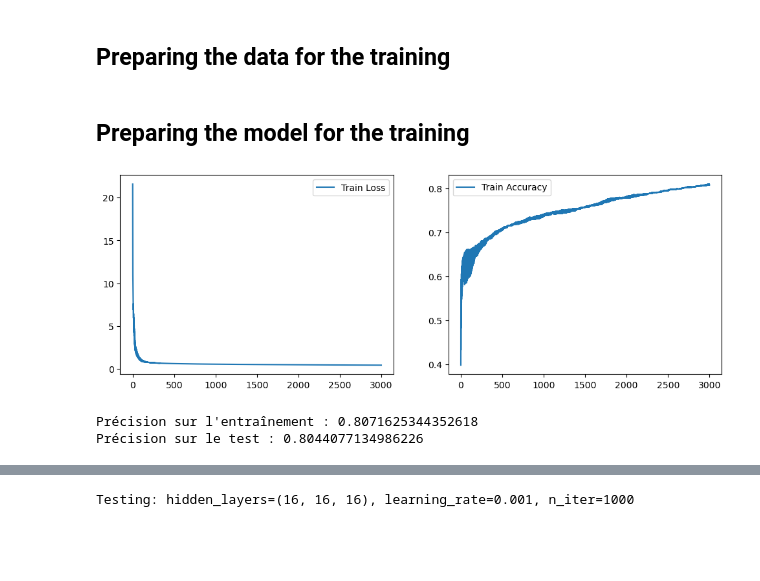
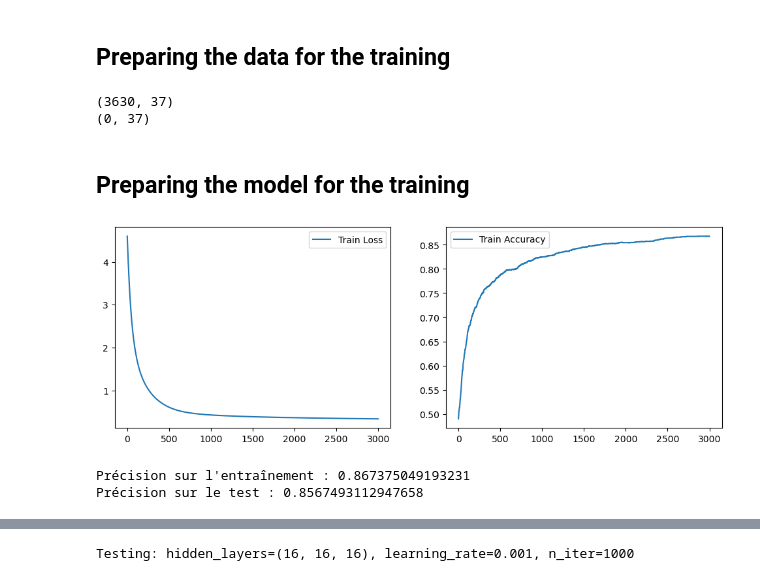
Before and after one commit to Feinst69/ANN-playground, a Jupyter notebook: data_explo.ipynb, the cells around one changed output, grey strips where cells are left out. Saved outputs shown, nothing was run; the diff lists cells and outputs as text; code cells hidden in the pictures; blank space fills up the shorter version.

```diff
--- a/data_explo.ipynb
+++ b/data_explo.ipynb
@@ -92,9 +92,20 @@ Après avoir filtré les lignes avec Target=Enrolled, il reste 3630 lignes
 # Prediction
 # %% [markdown]
 ## Preparing the data for the training
+# %%
+# enlever les lignes ou df['Target'] == 'Enrolled'
+df_work = df[df['Target'] != 'Enrolled']
+print(df_work.shape)
+
+# prendre seulement les lignes ou df['Target'] == 'Enrolled'
+df_enrolled = df[df['Target'] == 'Enrolled']
+print(df_enrolled.shape)
+# %% [output]
+(3630, 37)
+(0, 37)
 # %%
 # Selecting the target
-y = df['Target']
+y = df_work['Target']
 # Change it to binary
 y = y.apply(lambda x: 1 if x == 'Graduate' else 0)
 
@@ -122,19 +133,19 @@ y_train = y_train.values.reshape(1, -1)
 y_test = y_test.values.reshape(1, -1)
 # %%
 # Créer le modèle
-mlp = MLP(input_dim=X_train.shape[0], output_dim=1, hidden_layers=(32, 16, 8), learning_rate=0.01, n_iter=3000)
+mlp = MLP(input_dim=X_train.shape[0], output_dim=1, hidden_layers=(16,), learning_rate=0.01, n_iter=3000)
 
 # Entraîner le modèle
 history = mlp.fit(X_train, y_train)
 
 # Tester le modèle
 y_pred_train = mlp.predict(X_train)
 y_pred_test = mlp.predict(X_test)
 
 # Évaluer les performances
 print("Précision sur l'entraînement :", accuracy_score(y_train.flatten(), y_pred_train.flatten()))
 print("Précision sur le test :", accuracy_score(y_test.flatten(), y_pred_test.flatten()))
 # %% [output]
-[figure, old version]
+[figure, new version]
-Précision sur l'entraînement : 0.8071625344352618
-Précision sur le test : 0.8044077134986226
+Précision sur l'entraînement : 0.867375049193231
+Précision sur le test : 0.8567493112947658
```
Also changed, not shown: parts of 11 cells of this notebook.
